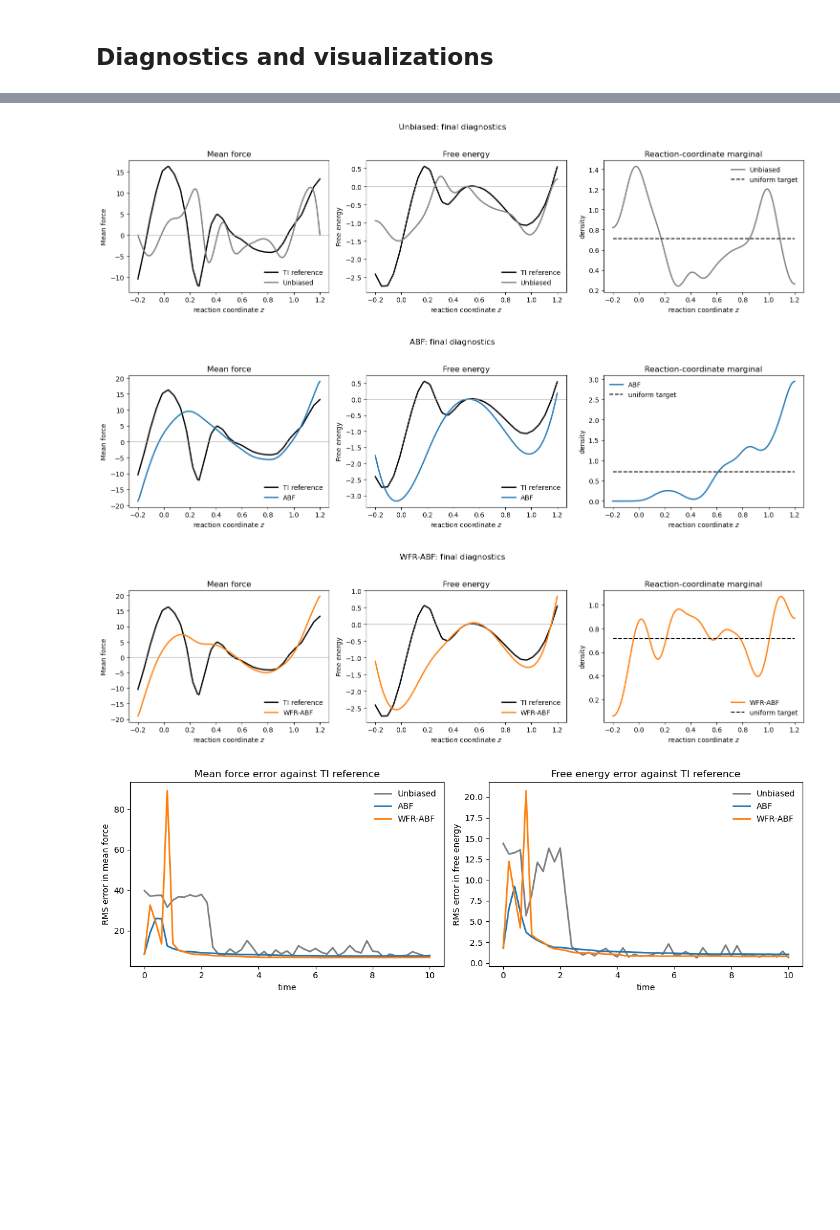
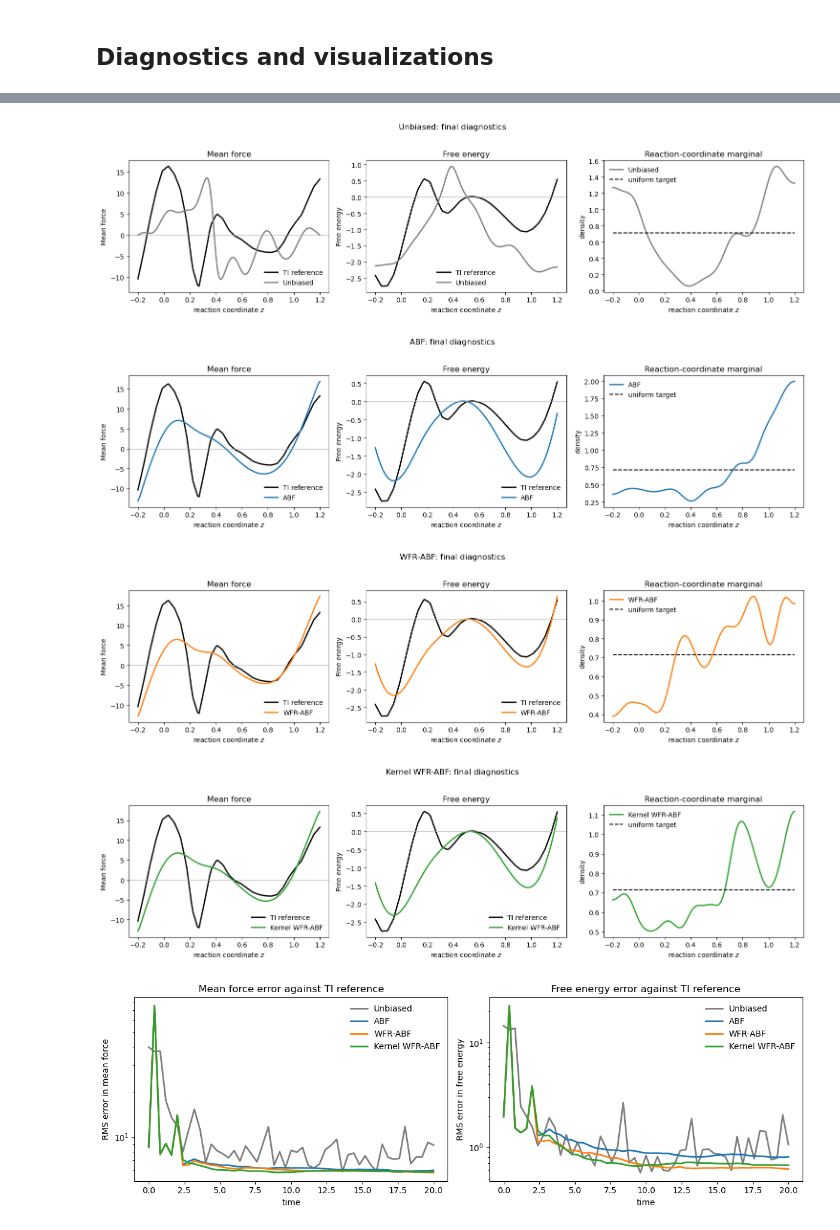
Before and after one commit to zheyuanlai/WFR-ABF, a Jupyter notebook: WCA_dimer.ipynb, the cells around one changed output, grey strips where cells are left out. Cells and saved outputs as stored; diff of their text form; code cells hidden in the pictures; blank space fills up the shorter version.

```diff
--- a/WCA_dimer.ipynb
+++ b/WCA_dimer.ipynb
@@ -97,6 +97,7 @@ class DimerWCAParams:
     def wca_cutoff(self):
         return self.r0
 
+
 @dataclass(frozen=True)
 class SimConfig:
 
@@ -110,16 +111,23 @@ class SimConfig:
     z_max: float = 1.2
     n_grid: int = 120
 
-    abf_bandwidth: float = 0.055
+    abf_bandwidth: float = 0.080
     kde_bandwidth: float = 0.070
+    fr_kernel_bandwidth: float = 0.07
     abf_smooth_sigma: float = 1.0
 
-    mean_force_sample_clip: float = 200.0
+    mean_force_sample_clip: float = 500.0
     abf_force_clip: float = 40.0
-    abf_warmup_steps: int = 100
+    abf_warmup_steps: int = 1_000
+    estimator_burn_in_steps: int = 1_000
 
-    fr_rate: float = 0.7
+    # Fisher-Rao selection is delayed so ABF first learns a usable bias,
+    # then applied as actual fixed-population birth/death events.
+    fr_rate: float = 0.4
     score_clip: float = 3.0
+    fr_start_steps: int = 1_000
+    fr_every: int = 1
+    kernelized_fr_every: int = 5
 
     n_trace: int = 10
 
@@ -130,12 +138,16 @@ class SimConfig:
     transition_half_width: float = 0.15
 
 
-
 params = DimerWCAParams(n_dim=8)
 sim = SimConfig(
-    n_replicas=32,
-    n_steps = 5_000,
-    save_every=100
+    n_replicas=64,
+    n_steps=10_000,
+    save_every=200,
+    abf_warmup_steps=1_000,
+    estimator_burn_in_steps=1_000,
+    fr_start_steps=1_000,
+    fr_every=1,
+    kernelized_fr_every=5,
 )
 z_grid = np.linspace(sim.z_min, sim.z_max, sim.n_grid)
 u_target = np.full_like(z_grid, 1.0 / (sim.z_max - sim.z_min))
@@ -966,9 +1043,9 @@ def require_results(results):
         raise RuntimeError("Run the experiment cell first.")
 
 
-METHOD_ORDER = ["unbiased", "abf", "wfr_abf"]
-METHOD_LABELS = {"unbiased": "Unbiased", "abf": "ABF", "wfr_abf": "WFR-ABF"}
-METHOD_COLORS = {"unbiased": "tab:gray", "abf": "tab:blue", "wfr_abf": "tab:orange"}
+METHOD_ORDER = ["unbiased", "abf", "wfr_abf", "kwfr_abf"]
+METHOD_LABELS = {"unbiased": "Unbiased", "abf": "ABF", "wfr_abf": "WFR-ABF", "kwfr_abf": "Kernel WFR-ABF"}
+METHOD_COLORS = {"unbiased": "tab:gray", "abf": "tab:blue", "wfr_abf": "tab:orange", "kwfr_abf": "tab:green"}
 
 
 def profile_l2_error(profile, reference, grid):
@@ -1039,6 +1116,8 @@ def summarize_results(results, reference=None, sim=None):
         )
         if reference is not None:
             line += f" {res['l2_mean_force_ref'][-1]:7.3f} {res['l2_free_energy_ref'][-1]:6.3f}"
+        if key in {"wfr_abf", "kwfr_abf"} and "total_replacement_events" in res:
+            line += f"   replacements={res['total_replacement_events']}"
         print(line)
 
     if sim is not None:
@@ -1110,11 +1189,13 @@ def plot_profile_l2_errors(results):
     axes[0].set_ylabel("RMS error in mean force")
     axes[0].set_title("Mean force error against TI reference")
     axes[0].legend(frameon=False)
+    axes[0].set_yscale("log")
 
     axes[1].set_xlabel("time")
     axes[1].set_ylabel("RMS error in free energy")
     axes[1].set_title("Free energy error against TI reference")
     axes[1].legend(frameon=False)
+    axes[1].set_yscale("log")
 
     plt.tight_layout()
     plt.show()
@@ -1140,7 +1222,8 @@ wfr_abf         0.2699     0.34        0.22       0.44   6.728  0.776
 heuristic thresholds: compact z<0.35, transition 0.35<=z<=0.65, stretched z>0.65
 uniform target fractions: compact/transition/stretched = 0.39/0.21/0.39
 reference: thermodynamic integration reference
-[figure, old version]
+[figure, new version]
-[figure, old version]
+[figure, new version]
-[figure, old version]
+[figure, new version]
-[figure, old version]
+[figure, new version]
+[figure, added]
```
Also changed, not shown: parts of 6 cells of this notebook, 1 other file.
